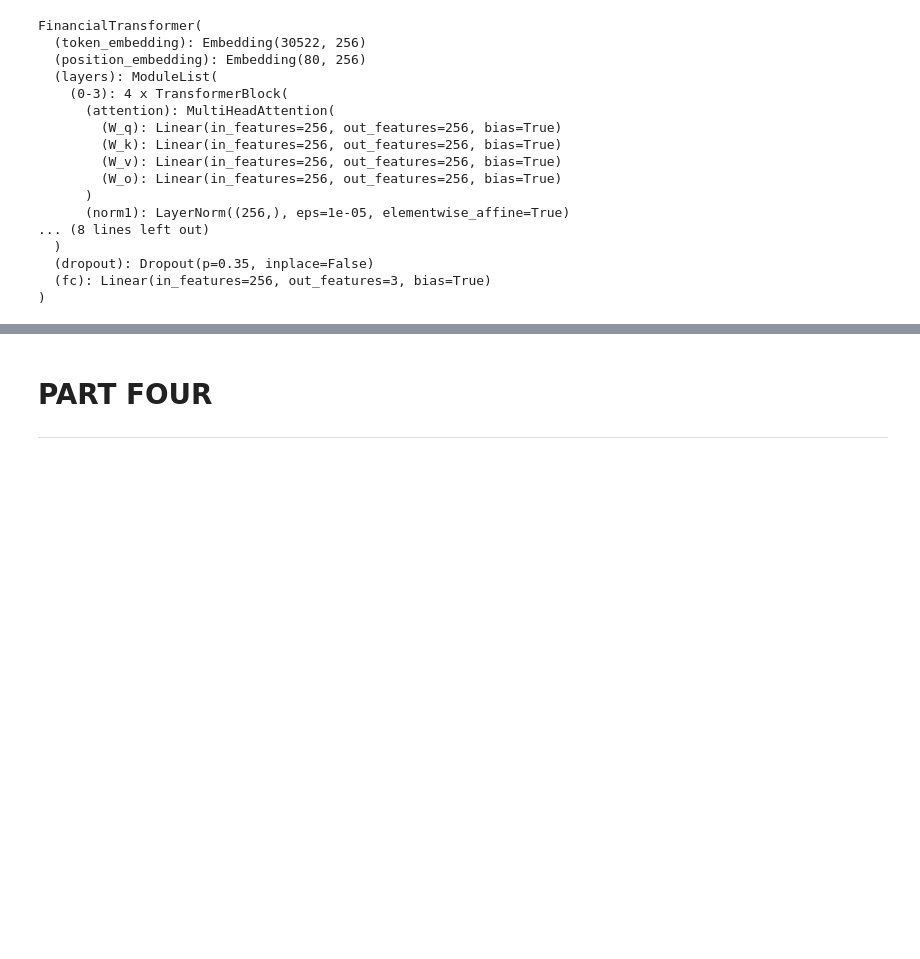
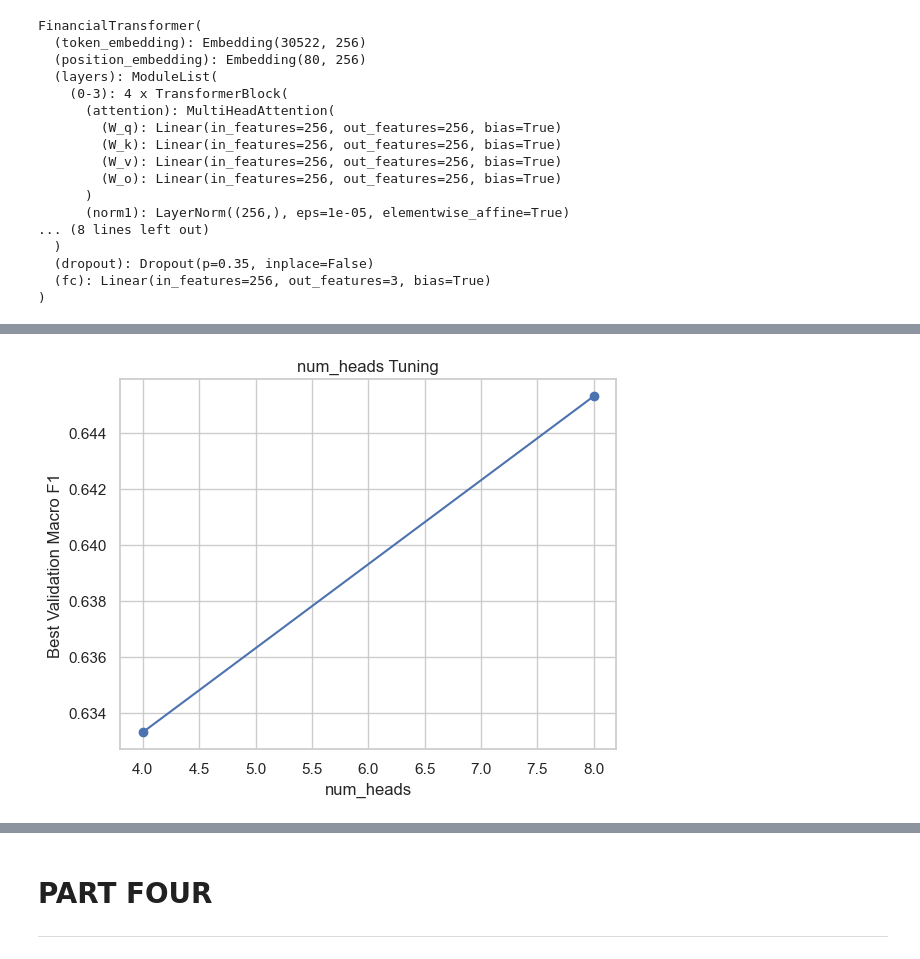
Before and after one commit to MLGroup28/financial_text_sentiment_analysis, a Jupyter notebook: financial_text_sentiment_analysis.ipynb, the cells around one changed output, grey strips where cells are left out. Cells and saved outputs as stored; diff of their text form; code cells hidden in the pictures; blank space fills up the shorter version.

```diff
--- a/financial_text_sentiment_analysis.ipynb
+++ b/financial_text_sentiment_analysis.ipynb
@@ -605,0 +713,36 @@ def plot_results(history):
+# %%
+# tuning numheads
+
+if not hyperparameter_tuning:
+    raise SystemExit("Not hyperparamtere tuning.")
+
+num_heads = [4, 8]
+results = {}
+
+for n in num_heads:
+    print(f"\nTraining with num_heads = {n}")
+
+    model = FinancialTransformer(
+        vocab_size=VOCAB_SIZE,
+        d_model=D_MODEL,
+        num_heads=n,
+        num_layers=NUM_LAYERS,
+        ff_hidden_dim=FF_HIDDEN_DIM,
+        max_len=MAX_LEN,
+        num_classes=NUM_CLASSES
+    )
+
+    history = train_model(model, train_loader, val_loader, epochs)
+
+    best_f1 = max(history['val_macro_f1'])
+    results[n] = best_f1
+
+plt.figure()
+plt.plot(list(results.keys()), list(results.values()), marker='o')
+plt.xlabel("num_heads")
+plt.ylabel("Best Validation Macro F1")
+plt.title("num_heads Tuning")
+plt.show()
+
+NUM_HEADS = max(results, key=results.get)
+# %% [output]
@@ -605,0 +766 @@ def plot_results(history):
+[figure, added]
```
Also changed, not shown: parts of 24 cells of this notebook.
